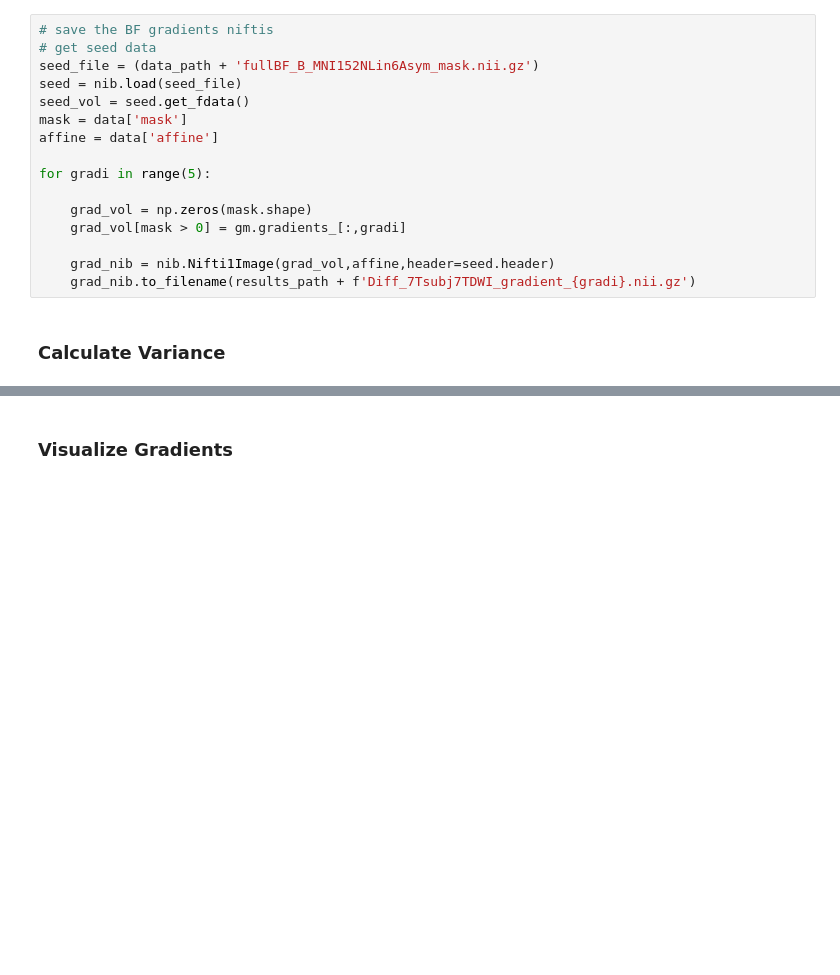
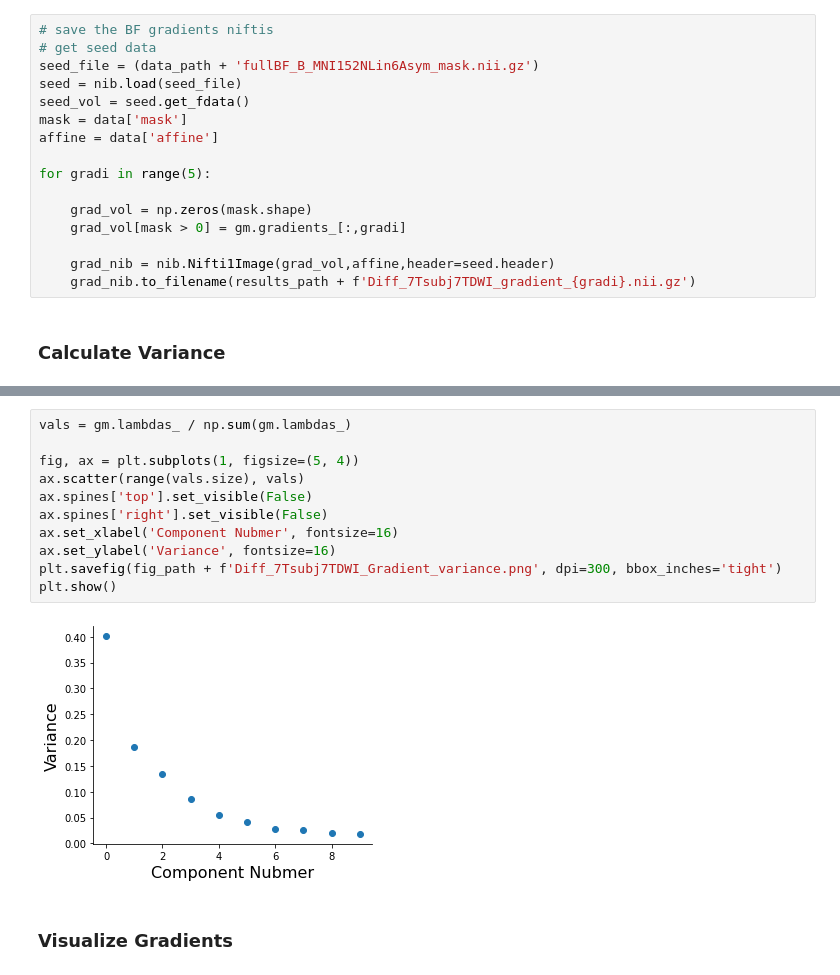
Before and after one commit to sudesnac/HumanBF-Connectivity, a Jupyter notebook: notebook/Diff_7Tsubj7TDWI_gradients.ipynb, the cells around one changed output, grey strips where cells are left out. Cells and saved outputs as stored; diff of their text form; blank space fills up the shorter version.

```diff
--- a/notebook/Diff_7Tsubj7TDWI_gradients.ipynb
+++ b/notebook/Diff_7Tsubj7TDWI_gradients.ipynb
@@ -116,3 +118,16 @@ plt.show()
+# %%
+vals = gm.lambdas_ / np.sum(gm.lambdas_)
+
+fig, ax = plt.subplots(1, figsize=(5, 4))
+ax.scatter(range(vals.size), vals)
+ax.spines['top'].set_visible(False)
+ax.spines['right'].set_visible(False)
+ax.set_xlabel('Component Nubmer', fontsize=16)
+ax.set_ylabel('Variance', fontsize=16)
+plt.savefig(fig_path + f'Diff_7Tsubj7TDWI_Gradient_variance.png', dpi=300, bbox_inches='tight')
+plt.show()
+# %% [output]
+[figure, added]
 # %% [markdown]
 ### Visualize Gradients
 # %%
```
Also changed, not shown: parts of 2 cells of this notebook, 42 other files.
